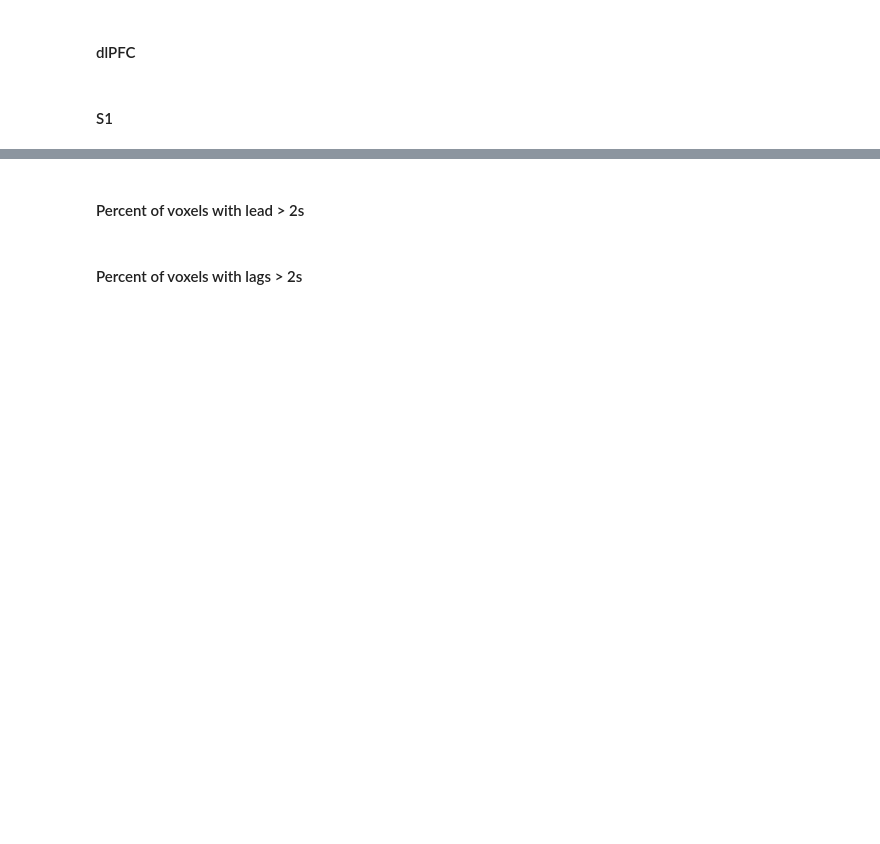
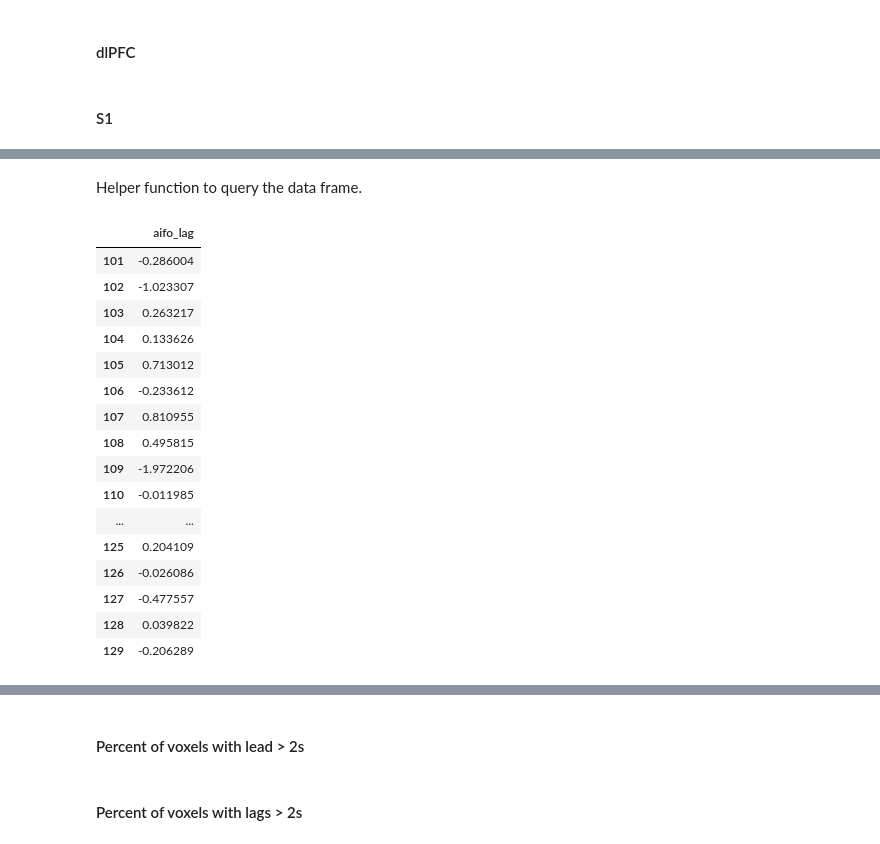
Before and after one commit to danlurie/ctbs_lag, a Jupyter notebook: Megarest Lag Maps - Minimal Preproc Exploration.ipynb, the cells around one changed output, grey strips where cells are left out. Drawn from its saved outputs; the diff is of its cells as text; code cells hidden in the pictures; blank space fills up the shorter version.

```diff
--- a/Megarest Lag Maps - Minimal Preproc Exploration.ipynb
+++ b/Megarest Lag Maps - Minimal Preproc Exploration.ipynb
@@ -146,0 +217,19 @@ plt.suptitle("Whole-Brain Lag Distribution (S1 Stimulation)", y=1.01, fontsize=1
+# %%
+for i in itertools.product(roi_list, scan_list, roi_list):
+    cbf_df = cbf_data[scan]
+    stim_roi = i[0]
+    scan = i[1]
+    data_roi = i[2]
+    for idx, sub_id in enumerate(subject_list):
+        cbf_col = '{0}_tms_{1}_cbf'.format(stim_roi, data_roi)
+        cbf_val = cbf_df.ix[sub_id, cbf_col]
+        under_coil_df.ix[str(sub_id), stim_roi, scan, data_roi, 'mean_cbf'] = cbf_val
+# %% [markdown]
+Helper function to query the data frame.
+# %%
+def grab_from_df(subject_list, stim_roi, scan, data_roi, val_col):
+    dseries = []
+    for sub_id in subject_list:
+        val = under_coil_df.loc[str(sub_id), stim_roi, scan, data_roi, val_col].value
+        dseries.append(val)
+    return pd.Series(dseries, index=subject_list)
@@ -146,0 +238,24 @@ plt.suptitle("Whole-Brain Lag Distribution (S1 Stimulation)", y=1.01, fontsize=1
+# %%
+diff_df = pd.DataFrame()
+# %%
+diff_df['aifo_lag'] = grab_from_df(subject_list, 'aifo', 'post1','aifo', 'mean_lag') - grab_from_df(subject_list, 'aifo', 'baseline','aifo', 'mean_lag')
+# %%
+diff_df
+# %% [output]
+|  | aifo_lag |
+| 101 | -0.286004 |
+| 102 | -1.023307 |
+| 103 | 0.263217 |
+| 104 | 0.133626 |
+| 105 | 0.713012 |
+| 106 | -0.233612 |
+| 107 | 0.810955 |
+| 108 | 0.495815 |
+| 109 | -1.972206 |
+| 110 | -0.011985 |
+| ... | ... |
+| 125 | 0.204109 |
+| 126 | -0.026086 |
+| 127 | -0.477557 |
+| 128 | 0.039822 |
+| 129 | -0.206289 |
```
Also changed, not shown: parts of 110 cells of this notebook, 13 other files.
